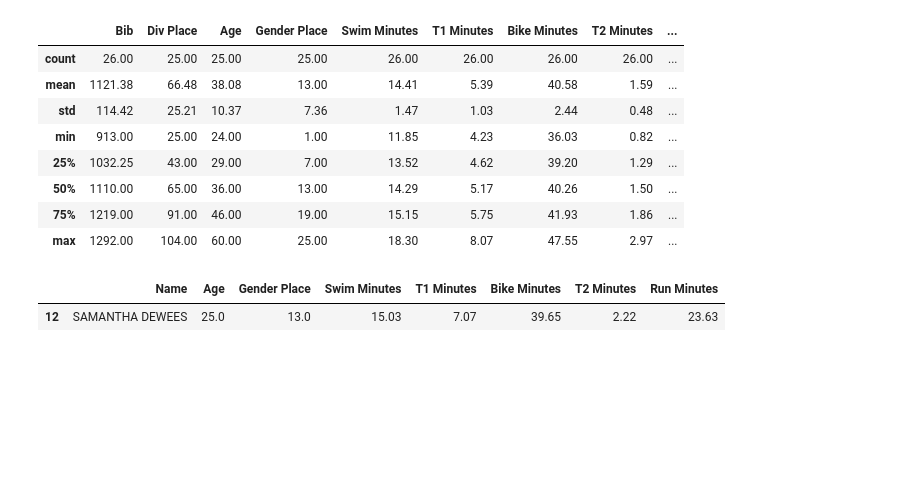
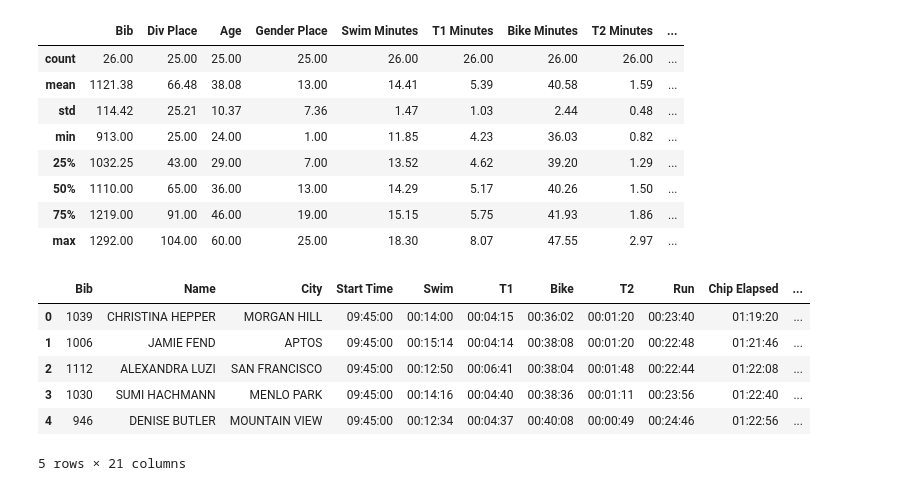
Before and after one commit to CBlumini/Triathalon_tracker, a Jupyter notebook: tri_analyzer.ipynb, the cells around one changed output. Cells and saved outputs as stored; diff of their text form; code cells hidden in the pictures; blank space fills up the shorter version.

```diff
--- a/tri_analyzer.ipynb
+++ b/tri_analyzer.ipynb
@@ -70,15 +76,13 @@ data.describe()
 | 50% | 1110.00 | 65.00 | 36.00 | 13.00 | 14.29 | 5.17 | 40.26 | 1.50 | ... |
 | 75% | 1219.00 | 91.00 | 46.00 | 19.00 | 15.15 | 5.75 | 41.93 | 1.86 | ... |
 | max | 1292.00 | 104.00 | 60.00 | 25.00 | 18.30 | 8.07 | 47.55 | 2.97 | ... |
-# %%
-#assign user variable
-user = "SAMANTHA DEWEES"
-index = data.index[data['Name']==user].tolist()
-data.loc[index, ["Name", "Age", "Gender Place", "Swim Minutes", "T1 Minutes", "Bike Minutes", "T2 Minutes", "Run Minutes"]]
-
-#data.loc[[user], ["Bib", "Name", "City", "Div Place", "Age"]]
-#[data["Name"]=="SAMANTHA DEWEES"
-#data.loc[data["Name"]=="SAMANTHA DEWEES"]
-# %% [output]
-|  | Name | Age | Gender Place | Swim Minutes | T1 Minutes | Bike Minutes | T2 Minutes | Run Minutes |
-| 12 | SAMANTHA DEWEES | 25.0 | 13.0 | 15.03 | 7.07 | 39.65 | 2.22 | 23.63 |
+# %%
+data.head()
+# %% [output]
+|  | Bib | Name | City | Start Time | Swim | T1 | Bike | T2 | Run | Chip Elapsed | ... |
+| 0 | 1039 | CHRISTINA HEPPER | MORGAN HILL | 09:45:00 | 00:14:00 | 00:04:15 | 00:36:02 | 00:01:20 | 00:23:40 | 01:19:20 | ... |
+| 1 | 1006 | JAMIE FEND | APTOS | 09:45:00 | 00:15:14 | 00:04:14 | 00:38:08 | 00:01:20 | 00:22:48 | 01:21:46 | ... |
+| 2 | 1112 | ALEXANDRA LUZI | SAN FRANCISCO | 09:45:00 | 00:12:50 | 00:06:41 | 00:38:04 | 00:01:48 | 00:22:44 | 01:22:08 | ... |
+| 3 | 1030 | SUMI HACHMANN | MENLO PARK | 09:45:00 | 00:14:16 | 00:04:40 | 00:38:36 | 00:01:11 | 00:23:56 | 01:22:40 | ... |
+| 4 | 946 | DENISE BUTLER | MOUNTAIN VIEW | 09:45:00 | 00:12:34 | 00:04:37 | 00:40:08 | 00:00:49 | 00:24:46 | 01:22:56 | ... |
+5 rows × 21 columns
```
Also changed, not shown: parts of 9 cells of this notebook.
